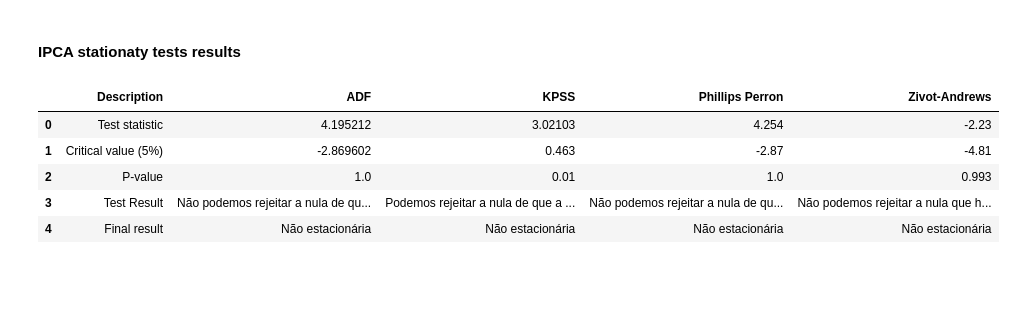
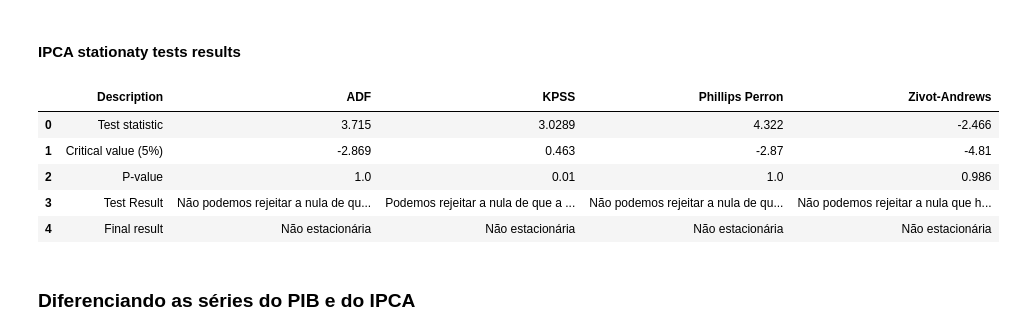
Before and after one commit to josekawan1/MacroAvancada, a Jupyter notebook: atividade2_macro_avancada.ipynb, the cells around one changed output. Drawn from its saved outputs; the diff is of its cells as text; code cells hidden in the pictures; blank space fills up the shorter version.

```diff
--- a/atividade2_macro_avancada.ipynb
+++ b/atividade2_macro_avancada.ipynb
@@ -650,18 +1105,20 @@ Alternative Hypothesis: The process is trend and break stationary.
 #### IPCA stationaty tests results
 # %%
 ipca_stationary = { 'Description': ['Test statistic', 'Critical value (5%)','P-value', 'Test Result', 'Final result'],
-                  'ADF': [4.195211734228508, -2.869602139060357, 1.0, 'Não podemos rejeitar a nula de que há raíz unitária', 'Não estacionária'],
-                  'KPSS': [3.0210300581044125, 0.463, 0.01, 'Podemos rejeitar a nula de que a série é estacionária', 'Não estacionária'],
-                  'Phillips Perron': [4.254, -2.87, 1.000, 'Não podemos rejeitar a nula de que há raíz unitária', 'Não estacionária'],
-                  'Zivot-Andrews': [-2.230, -4.81,  0.993, 'Não podemos rejeitar a nula que há raíz unitária com uma quebra estrutural', 'Não estacionária']
+                  'ADF': [3.715, -2.869, 1.0, 'Não podemos rejeitar a nula de que há raíz unitária', 'Não estacionária'],
+                  'KPSS': [3.0289, 0.463, 0.01, 'Podemos rejeitar a nula de que a série é estacionária', 'Não estacionária'],
+                  'Phillips Perron': [4.322, -2.87, 1.000, 'Não podemos rejeitar a nula de que há raíz unitária', 'Não estacionária'],
+                  'Zivot-Andrews': [-2.466, -4.81,  0.986, 'Não podemos rejeitar a nula que há raíz unitária com uma quebra estrutural', 'Não estacionária']
                  }
 
 ipca_stat = pd.DataFrame(ipca_stationary)
 display(ipca_stat)
 # %% [output]
 |  | Description | ADF | KPSS | Phillips Perron | Zivot-Andrews |
-| 0 | Test statistic | 4.195212 | 3.02103 | 4.254 | -2.23 |
-| 1 | Critical value (5%) | -2.869602 | 0.463 | -2.87 | -4.81 |
-| 2 | P-value | 1.0 | 0.01 | 1.0 | 0.993 |
+| 0 | Test statistic | 3.715 | 3.0289 | 4.322 | -2.466 |
+| 1 | Critical value (5%) | -2.869 | 0.463 | -2.87 | -4.81 |
+| 2 | P-value | 1.0 | 0.01 | 1.0 | 0.986 |
 | 3 | Test Result | Não podemos rejeitar a nula de qu... | Podemos rejeitar a nula de que a ... | Não podemos rejeitar a nula de qu... | Não podemos rejeitar a nula que h... |
 | 4 | Final result | Não estacionária | Não estacionária | Não estacionária | Não estacionária |
+# %% [markdown]
+### Diferenciando as séries do PIB e do IPCA
```
Also changed, not shown: parts of 66 cells of this notebook.
